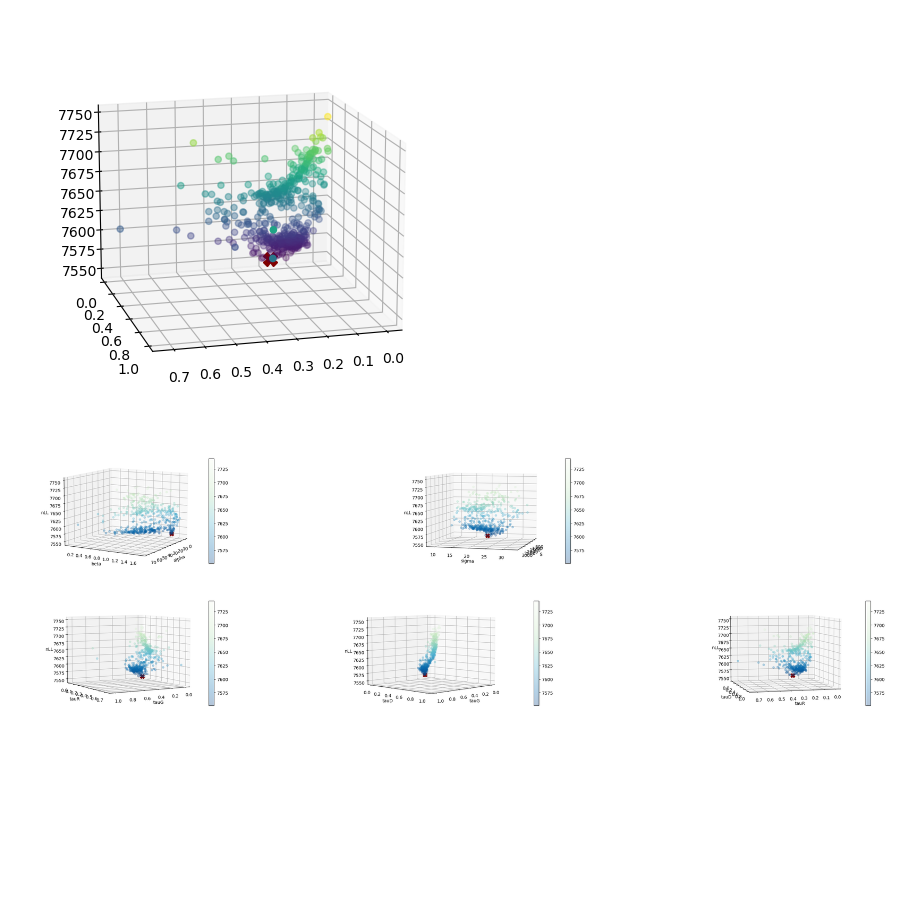
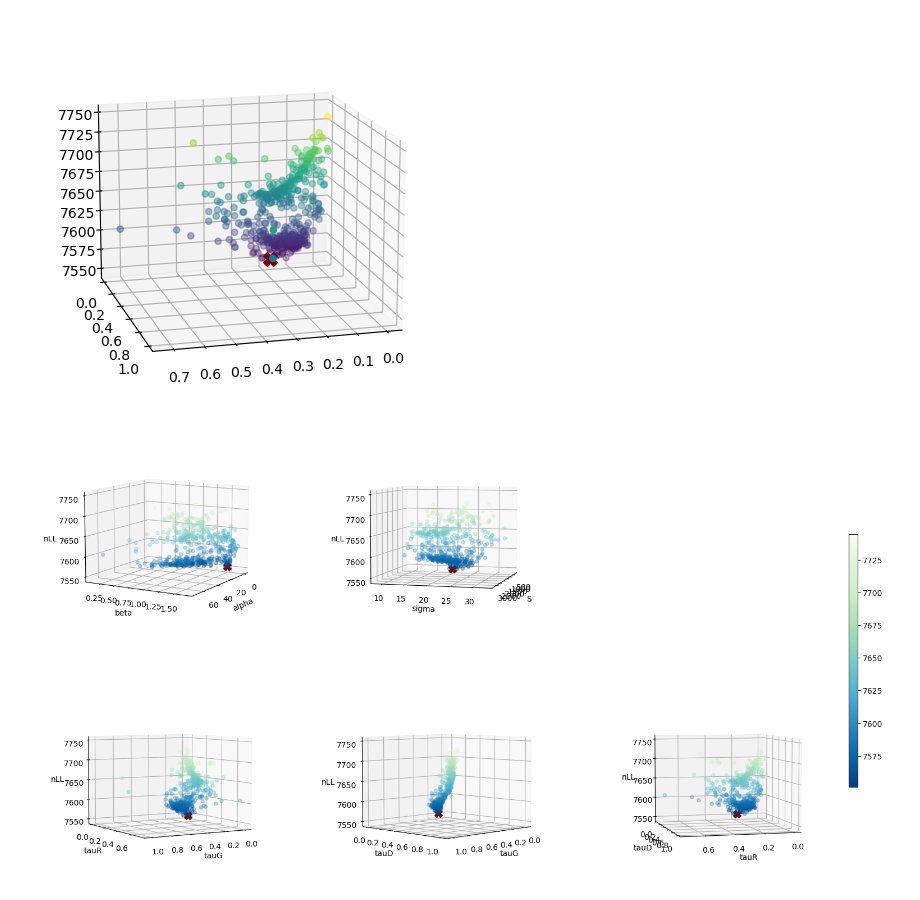
Before and after one commit to WeiyiTian/LDDM-Speed-Accuracy-Tradeoff, a Jupyter notebook: Data Fitting/Parameterized Simulation/likelihood visualization/monkey D/accuracy/monkeyD_accuracy_likelihood.ipynb, the cells around one changed output. Drawn from its saved outputs; the diff is of its cells as text; code cells hidden in the pictures; blank space fills up the shorter version.

Commit message:
Likelihood Visualization

```diff
--- a/Data Fitting/Parameterized Simulation/likelihood visualization/monkey D/accuracy/monkeyD_accuracy_likelihood.ipynb
+++ b/Data Fitting/Parameterized Simulation/likelihood visualization/monkey D/accuracy/monkeyD_accuracy_likelihood.ipynb
@@ -32,56 +34,59 @@ tmp_figg = tmp_ax.scatter3D(tauR, tauD, nLL, c=nLL)
 tmp_ax.view_init(15, 75)
 # %% [output]
 [figure]
+# %%
+norm = matplotlib.colors.Normalize(vmin=np.min(nLL), vmax=np.max(nLL))
+
+c_m = matplotlib.cm.GnBu_r
+s_m = matplotlib.cm.ScalarMappable(cmap=c_m, norm=norm)
 # %%
-fig = plt.figure(figsize=(30, 9), constrained_layout=True)
-gs = GridSpec(2, 20, figure=fig)
+fig = plt.figure(figsize=(16, 9), tight_layout=True)
+gs = GridSpec(2, 13, figure=fig)
 
-ax1 = fig.add_subplot(gs[0, :6], projection='3d')
-ax2 = fig.add_subplot(gs[0, 8:14], projection='3d')
-ax3 = fig.add_subplot(gs[1, :6], projection='3d')
-ax4 = fig.add_subplot(gs[1, 7:13], projection='3d')
-ax5 = fig.add_subplot(gs[1, 14:], projection='3d')
+ax1 = fig.add_subplot(gs[0, 1:4], projection='3d')
+ax2 = fig.add_subplot(gs[0, 5:8], projection='3d')
+ax3 = fig.add_subplot(gs[1, 1:4], projection='3d')
+ax4 = fig.add_subplot(gs[1, 5:8], projection='3d')
+ax5 = fig.add_subplot(gs[1, 9:12], projection='3d')
 
 fig1 = ax1.scatter3D(alpha, beta, nLL, c=nLL, cmap='GnBu_r', alpha=.3)
 ax1.view_init(10, 30)
 ax1.set_xlabel("alpha")
 ax1.set_ylabel("beta")
 ax1.set_zlabel("nLL")
-fig.colorbar(fig1, ax=ax1, shrink=.75)
 ax1.plot(opt_alpha, opt_beta, min_nLL, 'X', ms=10, c='maroon')
 
 fig2 = ax2.scatter3D(S, sigma, nLL, c=nLL, cmap='GnBu_r', alpha=.3)
 ax2.view_init(5, 15)
 ax2.set_xlabel("S")
 ax2.set_ylabel("sigma")
 ax2.set_zlabel("nLL")
-fig.colorbar(fig2, ax=ax2, shrink=.75)
 ax2.plot(opt_S, opt_sigma, min_nLL, 'X', ms=10, c='maroon')
 
 fig3 = ax3.scatter3D(tauG, tauR, nLL, c=nLL, cmap='GnBu_r', alpha=.3)
 ax3.view_init(5, 60)
 ax3.set_xlabel("tauG")
 ax3.set_ylabel("tauR")
 ax3.set_zlabel("nLL")
-fig.colorbar(fig3, ax=ax3, shrink=.75)
 ax3.plot(opt_tauG, opt_tauR, min_nLL, 'X', ms=10, c='maroon')
 
 fig4 = ax4.scatter3D(tauG, tauD, nLL, c=nLL, cmap='GnBu_r', alpha=.3)
 ax4.view_init(5, 45)
 ax4.set_xlabel("tauG")
 ax4.set_ylabel("tauD")
 ax4.set_zlabel("nLL")
-fig.colorbar(fig4, ax=ax4, shrink=.75)
 ax4.plot(opt_tauG, opt_tauD, min_nLL, 'X', ms=10, c='maroon')
 
 fig5 = ax5.scatter3D(tauR, tauD, nLL, c=nLL, cmap='GnBu_r', alpha=.3)
 ax5.view_init(5, 75)
 ax5.set_xlabel("tauR")
 ax5.set_ylabel("tauD")
 ax5.set_zlabel("nLL")
-fig.colorbar(fig5, ax=ax5, shrink=.75)
 ax5.plot(opt_tauR, opt_tauD, min_nLL, 'X', ms=10, c='maroon')
 
+cbar_ax = fig.add_axes([.95, 0.25, 0.01, 0.5])
+fig.colorbar(s_m, cax=cbar_ax)
+
 plt.savefig("monkeyD_accuracy_v3_likelihood.pdf", format="pdf")
 # %% [output]
-[figure, old version]
+[figure, new version]
```
Also changed, not shown: parts of 1 cell of this notebook, 11 other files.
